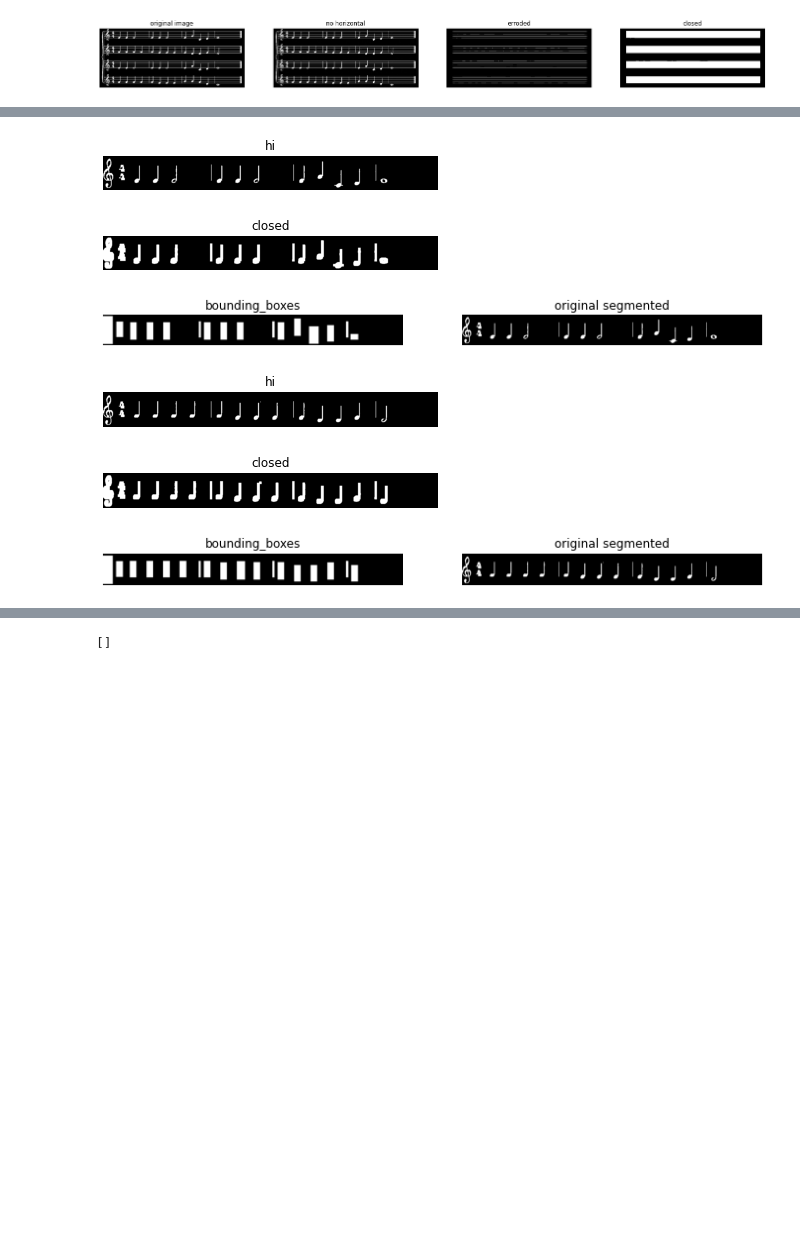
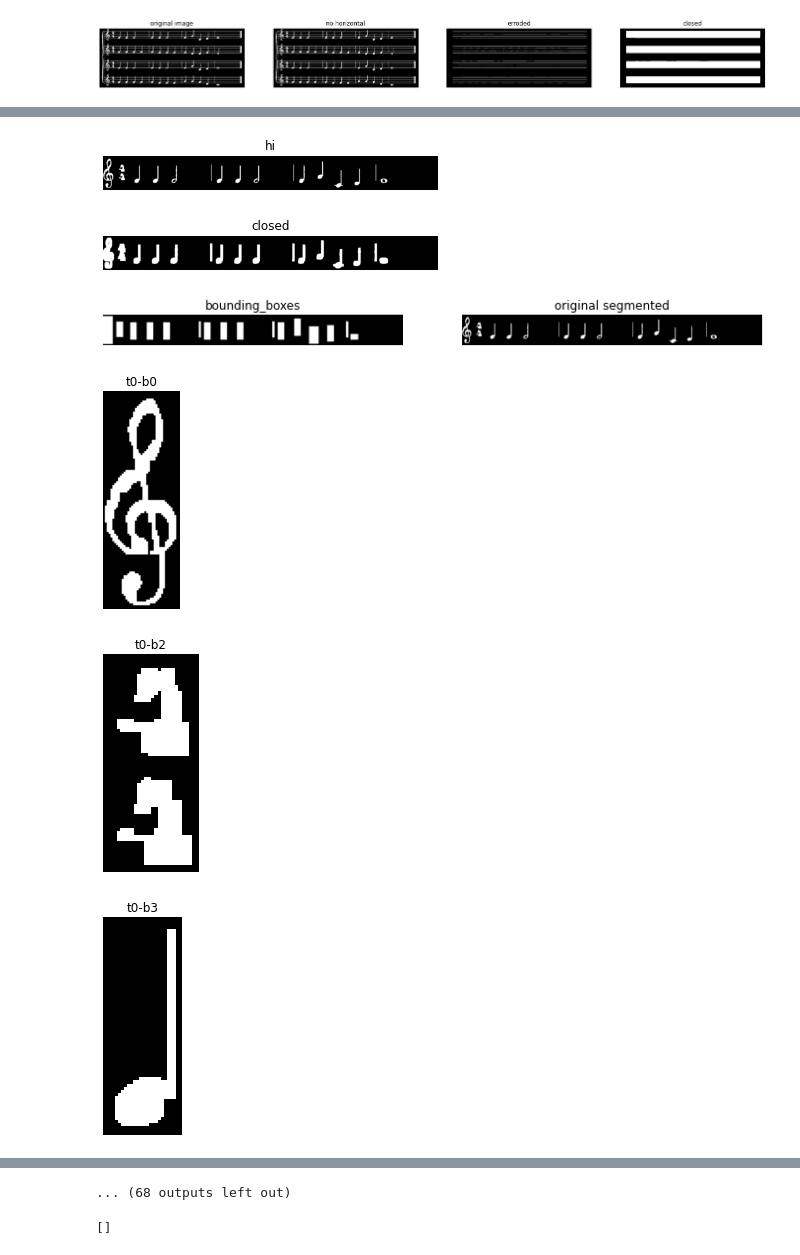
Before and after one commit to marait123/music-notes-reader, a Jupyter notebook: part1.ipynb, the cells around one changed output, grey strips where cells are left out. Saved outputs shown, nothing was run; the diff lists cells and outputs as text; code cells hidden in the pictures; blank space fills up the shorter version.

Commit message:
solved 2 traces full problems

```diff
--- a/part1.ipynb
+++ b/part1.ipynb
@@ -97,7 +97,7 @@ def which_accidentals(sym_image):
     pass
 # %%
 # cv2  common functions
-def remove_horizontal_lines(image):
+def remove_horizontal_lines_old(image):
     gray = cv2.cvtColor(image,cv2.COLOR_BGR2GRAY)
     thresh = cv2.threshold(gray, 0, 255, cv2.THRESH_BINARY_INV + cv2.THRESH_OTSU)[1]
     gray=255 - thresh
@@ -115,6 +115,9 @@ def remove_horizontal_lines(image):
     result[result < 100]= 0
     result [result >= 100] = 255
     return result
+
+def remove_horizontal_lines(image, staff_height=3):
+    return binary_erosion(image, selem=rect(staff_height,1))
 # %%
 # common functions
 
@@ -132,14 +135,21 @@ def get_bounding_boxes(img,box_aspect_ratio):
         Xmax=np.max(contour[:,1])
         Ymin=np.min(contour[:,0])
         Ymax = np.max(contour[:,0])
-        aspect_ratio = (Xmax-Xmin)/(Ymax-Ymin)
+        if(Ymax-Ymin != 0):
+            aspect_ratio = (Xmax-Xmin)/(Ymax-Ymin)
+        else:
+            aspect_ratio = 3000
+
         if aspect_ratio >= box_aspect_ratio[0] and aspect_ratio <= box_aspect_ratio[1]:
-
             bounding_boxes.append([int(round(Xmin)),int(round(Xmax)),int(round(Ymin)),int(round(Ymax))])
     def x_min(shape):
         return shape[0]
+
+
     bounding_boxes = sorted(bounding_boxes, key=x_min)
     return bounding_boxes
+
+
 def get_bounded_image(img,bounding_boxes):
     conte = np.zeros(img.shape)
     for box in bounding_boxes:
@@ -171,8 +183,13 @@ show_images([original_image],['original'])
 # %%
-original_image = io.imread('images/music1.JPG')
+images_paths = ['images/music1.JPG','images/8th_Sheet1.jpeg']
+
+original_image = io.imread(images_paths[0])
 gray_image = rgb2gray(original_image)
 binary_image = binarize(gray_image)
 inverted_image = 255 - binary_image
+
+# inverted_image[:,0] = 0
+inverted_image[:, inverted_image.shape[1]-1]=0
 # show_images([inverted_image,erroded_img,closed_img],['original image','erroded','closed'])
 rows=1
 cols=35
@@ -217,9 +245,14 @@ for box in trace_bounding_boxes:
 # for each trace segment the individual characters
 staff_images = []
 gray_staff_images=[]
+
 for trace in bigger_trace_bounding_boxes:
     [Xmin, Xmax, Ymin, Ymax] = [x for x in trace]
+    print(trace)
+    no_staf = remove_horizontal_lines(inverted_image[Ymin:Ymax,Xmin:Xmax])
+    show_images([no_staf], ['no_staf'])
     show_images([inverted_image[Ymin:Ymax,Xmin:Xmax]], ['img'])
+
     staff_images.append(inverted_image[Ymin:Ymax,Xmin:Xmax])
     gray_staff_images.append(gray_image[Ymin:Ymax,Xmin:Xmax])
 # %% [output]
@@ -230,32 +271,38 @@ for trace in bigger_trace_bounding_boxes:
 # %%
 #  remove horizontal lines using normal morphology
 all_notes=[]
 counter =1
 for j,trace in enumerate(bigger_trace_bounding_boxes):
     [Xmin, Xmax, Ymin, Ymax] = [x for x in trace]
-    staff_no_lines = remove_horizontal_lines(original_image[Ymin:Ymax,Xmin:Xmax])
+
+    staff_no_lines = remove_horizontal_lines_old(original_image[Ymin:Ymax,Xmin:Xmax])
+
+
 #     staff_of_bounding = binary_dilation(staff_no_lines, selem=rect(1,6))
 
     show_images([staff_no_lines],['hi'])
     temp = binary_dilation(staff_no_lines, selem=rect(division_height//2,division_height//2))
     show_images([temp], ['closed'])
     b_boxes = get_bounding_boxes(temp,(0,300))
     draw_bounding_boxes(staff_no_lines, b_boxes)
 
     staff2 = original_image[Ymin:Ymax,Xmin:Xmax]
 
     for i, box in enumerate(b_boxes):
         [Xmin, Xmax, Ymin, Ymax] = [x for x in box]
         # remove blank or noisy area that is less than a line of pixels
         if(np.sum([staff_no_lines[Ymin:Ymax,Xmin:Xmax]]) < division_height//2):
             continue
-#         show_images([staff_no_lines[Ymin:Ymax,Xmin:Xmax]],[f't{j}-b{i}'])
+        char = staff_no_lines[Ymin:Ymax,Xmin:Xmax]
+        char = binary_erosion(char, selem=rect(2,2))
+        char = binary_dilation(char, selem=rect(2,2))
+        show_images([char],[f't{j}-b{i}'])
 #         skimage.io.imsave(f"no_line_test/t{j}-b{i}.jpg",staff_no_lines[Ymin:Ymax,Xmin:Xmax])
         counter+=1
 # %% [output]
 [figure]
 [figure]
 [figure]
-[figure, old version]
+[figure, new version]
-[figure, old version]
+[figure, new version]
-[figure, old version]
+[figure, new version]
@@ -268,3 +315,4 @@ for j,trace in enumerate(bigger_trace_bounding_boxes):
+... (68 outputs left out)
 # %%
 skimage.io.imsave?
 # %%
```
Also changed, not shown: parts of 6 cells of this notebook.
